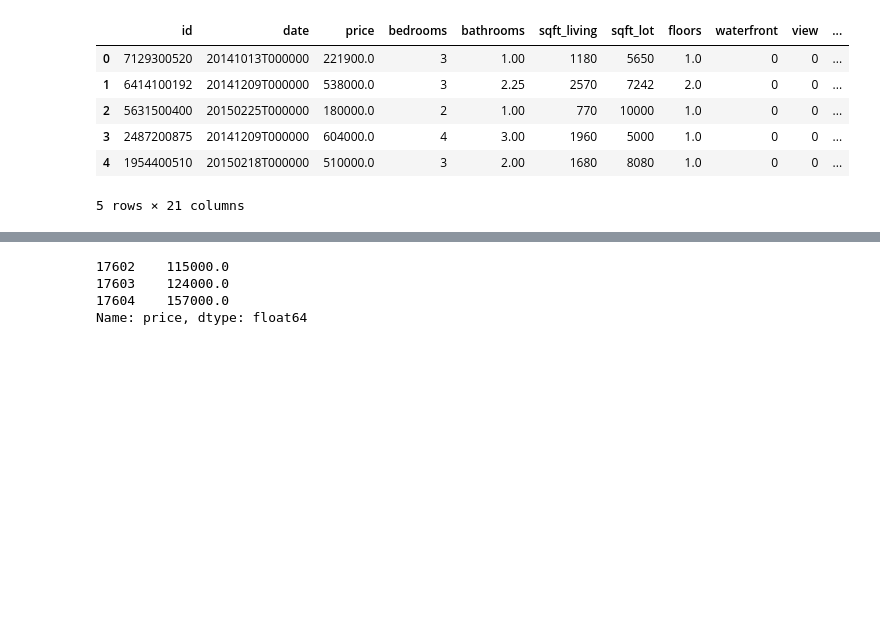
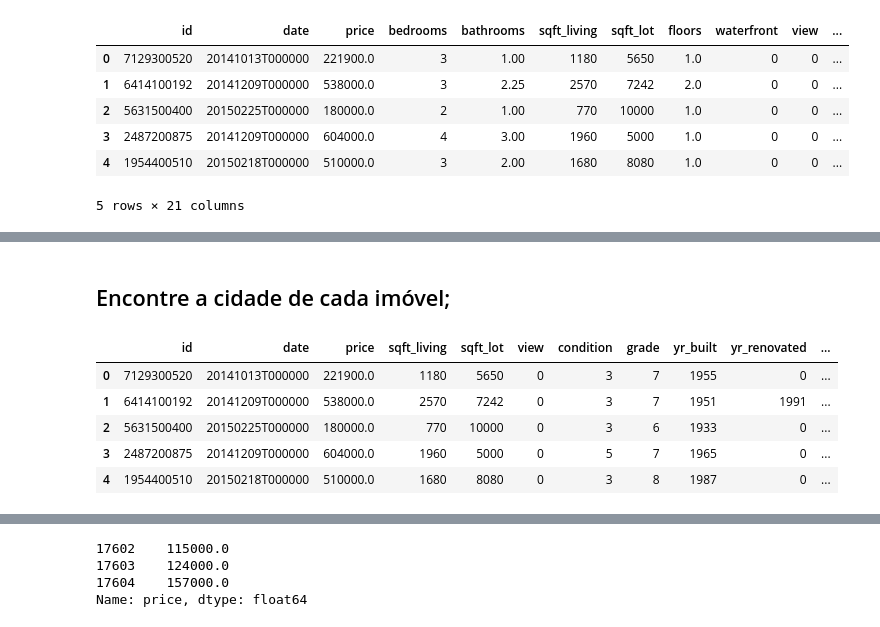
Before and after one commit to michellssgui22/PROJETOS_ESTUDO_DATASCIENCE, a Jupyter notebook: Mini_Projeto_Roof_Imoveis.ipynb, the cells around one changed output, grey strips where cells are left out. Drawn from its saved outputs; the diff is of its cells as text; code cells hidden in the pictures; blank space fills up the shorter version.

```diff
--- a/Mini_Projeto_Roof_Imoveis.ipynb
+++ b/Mini_Projeto_Roof_Imoveis.ipynb
@@ -421,0 +179,59 @@ Name: id, Length: 176, dtype: int64
+# %% [markdown]
+## Encontre a cidade de cada imóvel;
+# %%
+import requests
+
+# definindo a url alvo da nossa pesquisa
+
+url = 'https://www.zipdatamaps.com/king-wa-county-zipcodes'
+
+# definindo nossa Header, que servir de identificação como um navegador
+# comum, e não do pandas.
+
+header = {
+  "User-Agent": "Mozilla/5.0 (X11; Linux x86_64) AppleWebKit/537.36 (KHTML, like Gecko) Chrome/50.0.2661.75 Safari/537.36",
+  "X-Requested-With": "XMLHttpRequest"
+}
+
+#   Enviando o o pedido ao site, dessa vez apontando nosso Header, e nos identificando
+# como navegador.
+
+r = requests.get(url, headers=header)
+
+
+df_zip_city = pd.read_html(r.text)
+
+
+#  importado todos os dados da html que foram interpretados pelo pandas como df.
+#Agora iremos achar tabela de nosso interesse, que está dentro da lista de
+#objetos:
+
+df_zip_city = df_zip_city[1]
+df_zip_city
+
+#   Na verdade nossa tabela está dentro de uma coluna de uma tabela maior.
+#Iremos extraí-la de lá com a seguinte linha de código:
+
+df_zip_city = df_zip_city['List of All Zipcodes in King County, Washington']
+
+#   Vamos aproveitar pra tirar os dados que não são úteis. Vamos dropar as colunas
+# População e Zip-Type, bem como renomear as colunas úteis (Cidade e Código postal).
+
+# Por fim, iremos transformar a coluna de zipcode em números inteiros, uma vez que
+#não iremos usá-los para operações, e o float point pode ser problemático futuramente.
+
+df_zip_city.drop(['Population', 'ZIP Type'], axis=1, inplace=True)
+df_zip_city.dropna(axis=0, inplace=True)
+df_zip_city['ZIP Code'] = df_zip_city['ZIP Code'].astype(int)
+df_zip_city.columns = ['Zip Code', 'City']
+
+# Anexando colunas com as respectivas cidades na tabela
+df_imob['city'] = df['zipcode'].map(df_zip_city.set_index('Zip Code')['City'])
+df_imob.head()
+# %% [output]
+|  | id | date | price | sqft_living | sqft_lot | view | condition | grade | yr_built | yr_renovated | ... |
+| 0 | 7129300520 | 20141013T000000 | 221900.0 | 1180 | 5650 | 0 | 3 | 7 | 1955 | 0 | ... |
+| 1 | 6414100192 | 20141209T000000 | 538000.0 | 2570 | 7242 | 0 | 3 | 7 | 1951 | 1991 | ... |
+| 2 | 5631500400 | 20150225T000000 | 180000.0 | 770 | 10000 | 0 | 3 | 6 | 1933 | 0 | ... |
+| 3 | 2487200875 | 20141209T000000 | 604000.0 | 1960 | 5000 | 0 | 5 | 7 | 1965 | 0 | ... |
+| 4 | 1954400510 | 20150218T000000 | 510000.0 | 1680 | 8080 | 0 | 3 | 8 | 1987 | 0 | ... |
```
Also changed, not shown: parts of 75 cells of this notebook.
